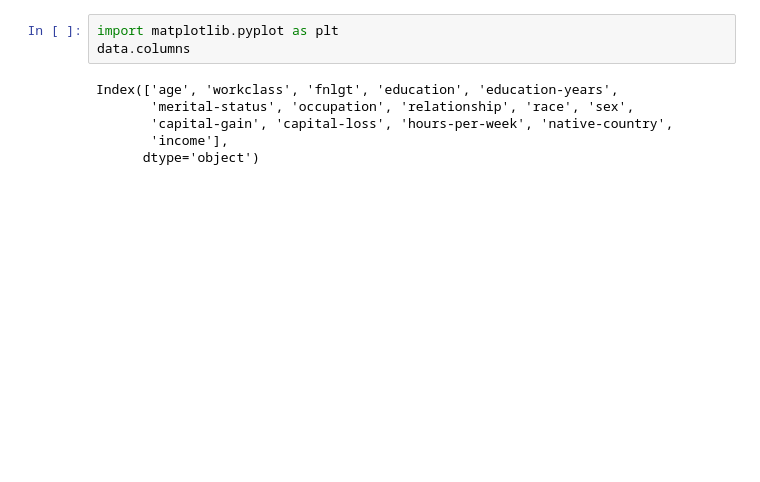
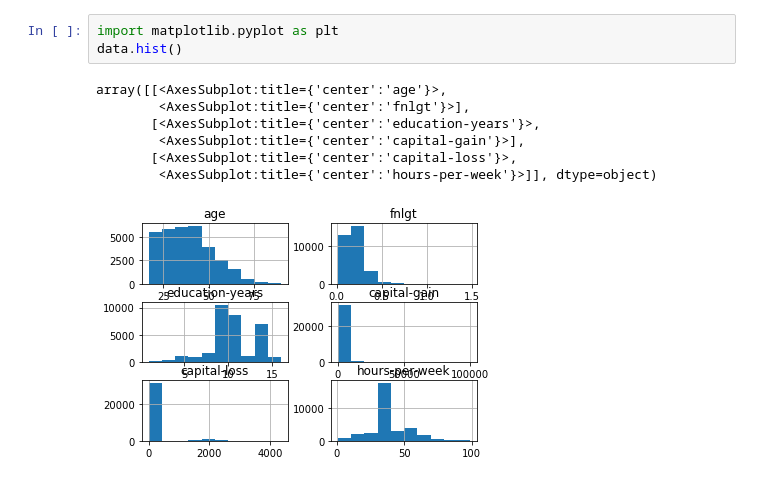
Before and after one commit to olethrosdc/digital-skills, a Jupyter notebook: src/scatterplots/basic-scatter.ipynb, the cells around one changed output. Cells and saved outputs as stored; diff of their text form; blank space fills up the shorter version.

```diff
--- a/src/scatterplots/basic-scatter.ipynb
+++ b/src/scatterplots/basic-scatter.ipynb
@@ -13,11 +13,13 @@ data.head()
 | 4 | 28 | Private | 338409 | Bachelors | 13 | Married-civ-spouse | Prof-specialty | Wife | ... |
 # %%
 import matplotlib.pyplot as plt
-data.columns
+data.hist()
 # %% [output]
-Index(['age', 'workclass', 'fnlgt', 'education', 'education-years',
-       'merital-status', 'occupation', 'relationship', 'race', 'sex',
-       'capital-gain', 'capital-loss', 'hours-per-week', 'native-country',
-       'income'],
-      dtype='object')
+array([[<AxesSubplot:title={'center':'age'}>,
+        <AxesSubplot:title={'center':'fnlgt'}>],
+       [<AxesSubplot:title={'center':'education-years'}>,
+        <AxesSubplot:title={'center':'capital-gain'}>],
+       [<AxesSubplot:title={'center':'capital-loss'}>,
+        <AxesSubplot:title={'center':'hours-per-week'}>]], dtype=object)
+[figure, added]
 # %%
```
Also changed, not shown: parts of 4 cells of this notebook, 1 other file.
